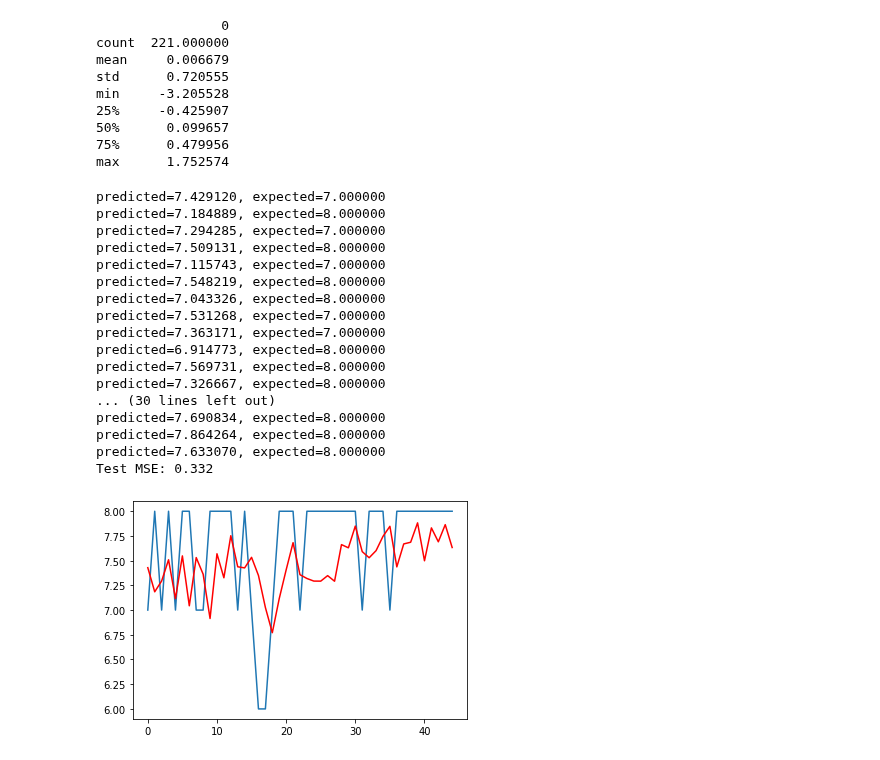
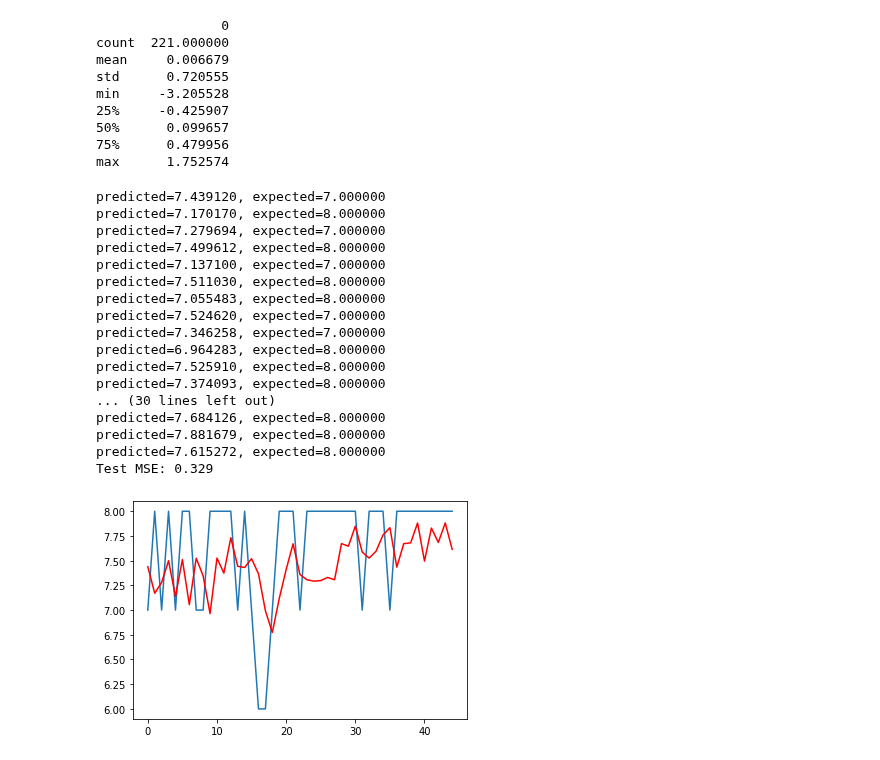
Before and after one commit to guybrush1989/DMT-Group80, a Jupyter notebook: ARIMA.ipynb, the cells around one changed output. Saved outputs shown, nothing was run; the diff lists cells and outputs as text; code cells hidden in the pictures.

```diff
--- a/ARIMA.ipynb
+++ b/ARIMA.ipynb
@@ -199,43 +199,43 @@ max      1.752574
 # %%
 from sklearn.metrics import mean_squared_error
 from statsmodels.tsa.arima_model import ARIMA
 
 size = int(len(moods) * 0.80)
 
 train, test = moods[0:size], moods[size:len(moods)]
 history = [x for x in train]
 predictions = list()
 for t in range(len(test)):
-    model = ARIMA(history, order=(12, 0, 1))
+    model = ARIMA(history, order=(11, 0, 0))
     model_fit = model.fit(disp=0)
     output = model_fit.forecast()
     yhat = output[0]
     predictions.append(yhat)
     obs = test[t]
     history.append(obs)
     print('predicted=%f, expected=%f' % (yhat, obs))
 error = mean_squared_error(test, predictions)
 print('Test MSE: %.3f' % error)
 # plot
 plt.plot(test)
 plt.plot(predictions, color='red')
 plt.show()
 # %% [output]
-predicted=7.429120, expected=7.000000
-predicted=7.184889, expected=8.000000
-predicted=7.294285, expected=7.000000
-predicted=7.509131, expected=8.000000
-predicted=7.115743, expected=7.000000
-predicted=7.548219, expected=8.000000
-predicted=7.043326, expected=8.000000
-predicted=7.531268, expected=7.000000
-predicted=7.363171, expected=7.000000
-predicted=6.914773, expected=8.000000
-predicted=7.569731, expected=8.000000
-predicted=7.326667, expected=8.000000
+predicted=7.439120, expected=7.000000
+predicted=7.170170, expected=8.000000
+predicted=7.279694, expected=7.000000
+predicted=7.499612, expected=8.000000
+predicted=7.137100, expected=7.000000
+predicted=7.511030, expected=8.000000
+predicted=7.055483, expected=8.000000
+predicted=7.524620, expected=7.000000
+predicted=7.346258, expected=7.000000
+predicted=6.964283, expected=8.000000
+predicted=7.525910, expected=8.000000
+predicted=7.374093, expected=8.000000
 ... (30 lines left out)
-predicted=7.690834, expected=8.000000
-predicted=7.864264, expected=8.000000
-predicted=7.633070, expected=8.000000
-Test MSE: 0.332
+predicted=7.684126, expected=8.000000
+predicted=7.881679, expected=8.000000
+predicted=7.615272, expected=8.000000
+Test MSE: 0.329
-[figure, old version]
+[figure, new version]
```
Also changed, not shown: parts of 1 cell of this notebook.
